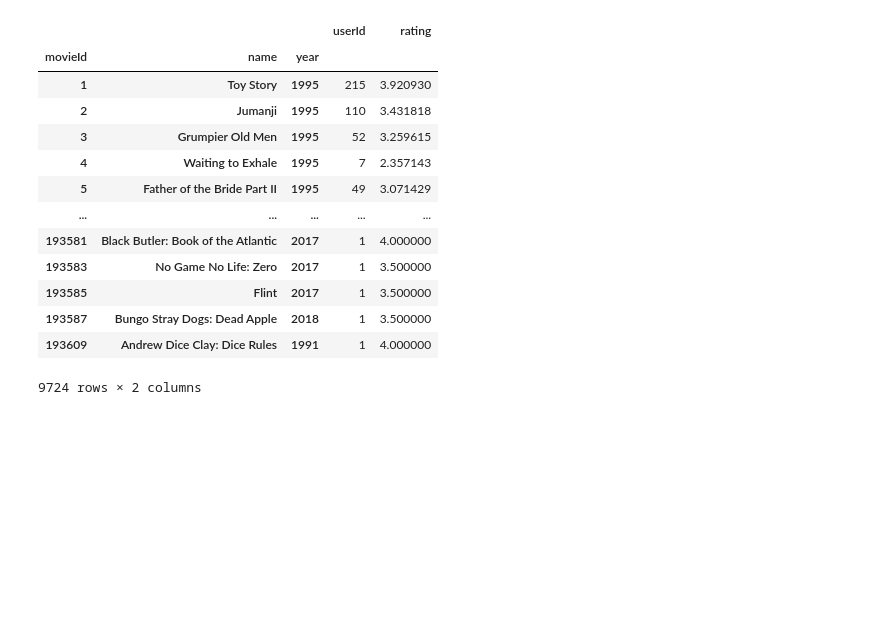
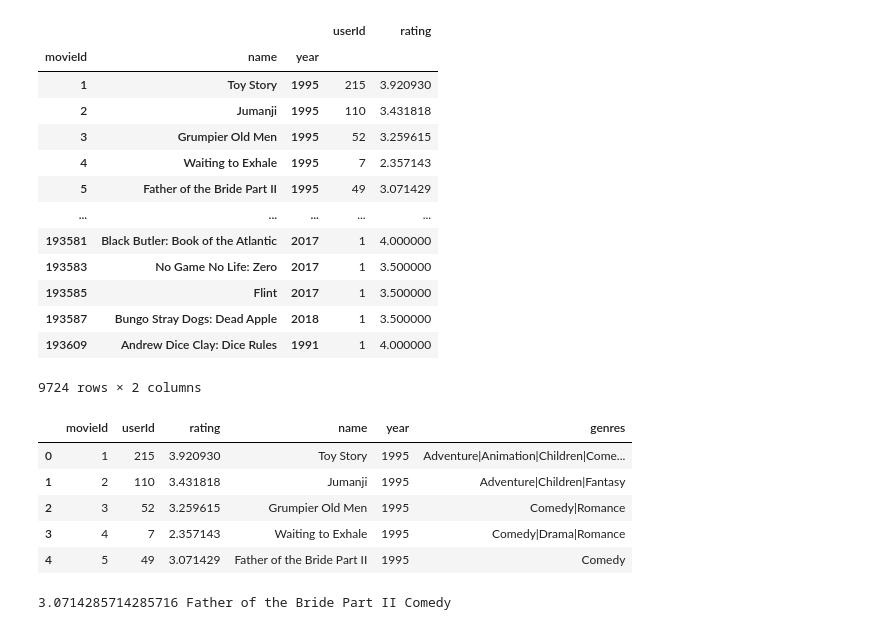
Before and after one commit to farhan1503001/WIKI-API, a Jupyter notebook: additionof extra works.ipynb, the cells around one changed output. Saved outputs shown, nothing was run; the diff lists cells and outputs as text; code cells hidden in the pictures; blank space fills up the shorter version.

```diff
--- a/additionof extra works.ipynb
+++ b/additionof extra works.ipynb
@@ -124,0 +128,18 @@ final_average
+# %%
+final_average_use.head()
+# %% [output]
+|  | movieId | userId | rating | name | year | genres |
+| 0 | 1 | 215 | 3.920930 | Toy Story | 1995 | Adventure|Animation|Children|Come... |
+| 1 | 2 | 110 | 3.431818 | Jumanji | 1995 | Adventure|Children|Fantasy |
+| 2 | 3 | 52 | 3.259615 | Grumpier Old Men | 1995 | Comedy|Romance |
+| 3 | 4 | 7 | 2.357143 | Waiting to Exhale | 1995 | Comedy|Drama|Romance |
+| 4 | 5 | 49 | 3.071429 | Father of the Bride Part II | 1995 | Comedy |
+# %%
+name='Father of the Bride Part II'
+year='1995'
+rating=final_average_use[final_average_use.name==name].values[0][2]#rating index 2
+m_name=final_average_use[final_average_use.name==name].values[0][3]#movie name index 3
+genre=final_average_use[final_average_use.name==name].values[0][5]#movie genres index 5
+print(counter,m_name,genre)
+# %% [output]
+3.0714285714285716 Father of the Bride Part II Comedy
```
Also changed, not shown: parts of 12 cells of this notebook, 5 other files.
